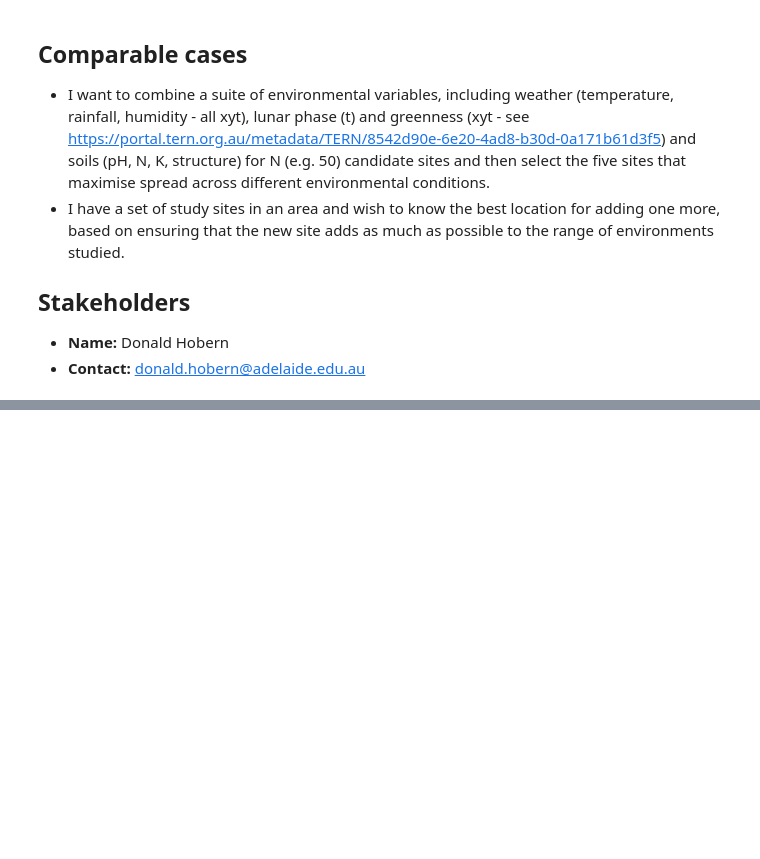
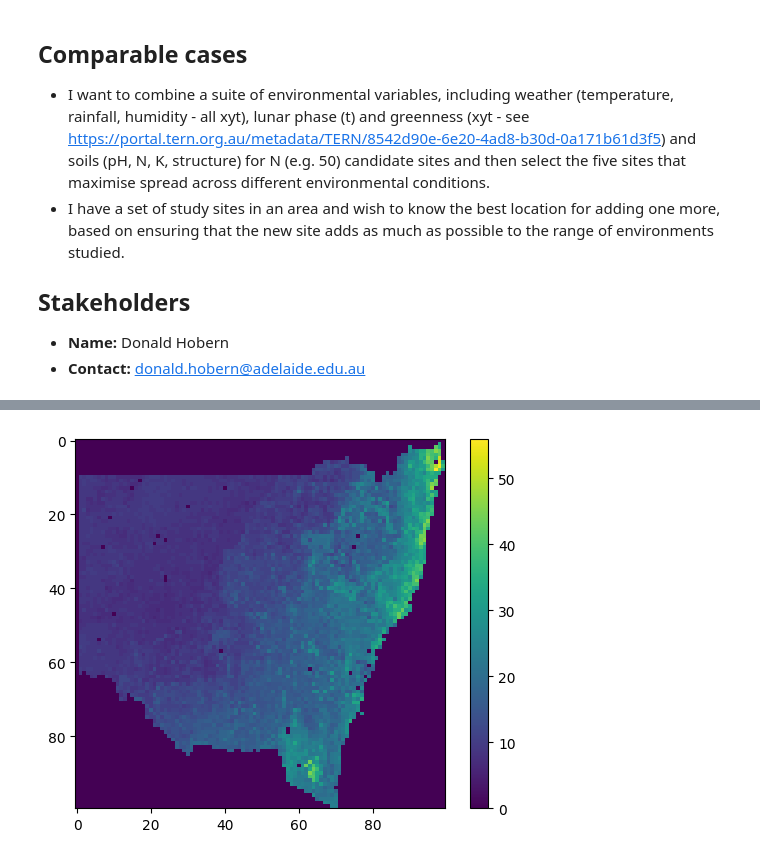
Before and after one commit to aus-plant-phenomics-network/mccn-case-studies, a Jupyter notebook: Case 3/MCCN-CASE 3.ipynb, the cells around one changed output, grey strips where cells are left out. Saved outputs shown, nothing was run; the diff lists cells and outputs as text; code cells hidden in the pictures; blank space fills up the shorter version.

```diff
--- a/Case 3/MCCN-CASE 3.ipynb
+++ b/Case 3/MCCN-CASE 3.ipynb
@@ -65,0 +73,6 @@ Combine all layers at a consistent grid scale
+# %%
+plt.imshow(all_data.soc_0_30_mean.values[1, :, :])
+plt.colorbar()
+plt.show()
+# %% [output]
+[figure, added]
```
Also changed, not shown: parts of 22 cells of this notebook, 4 other files.
